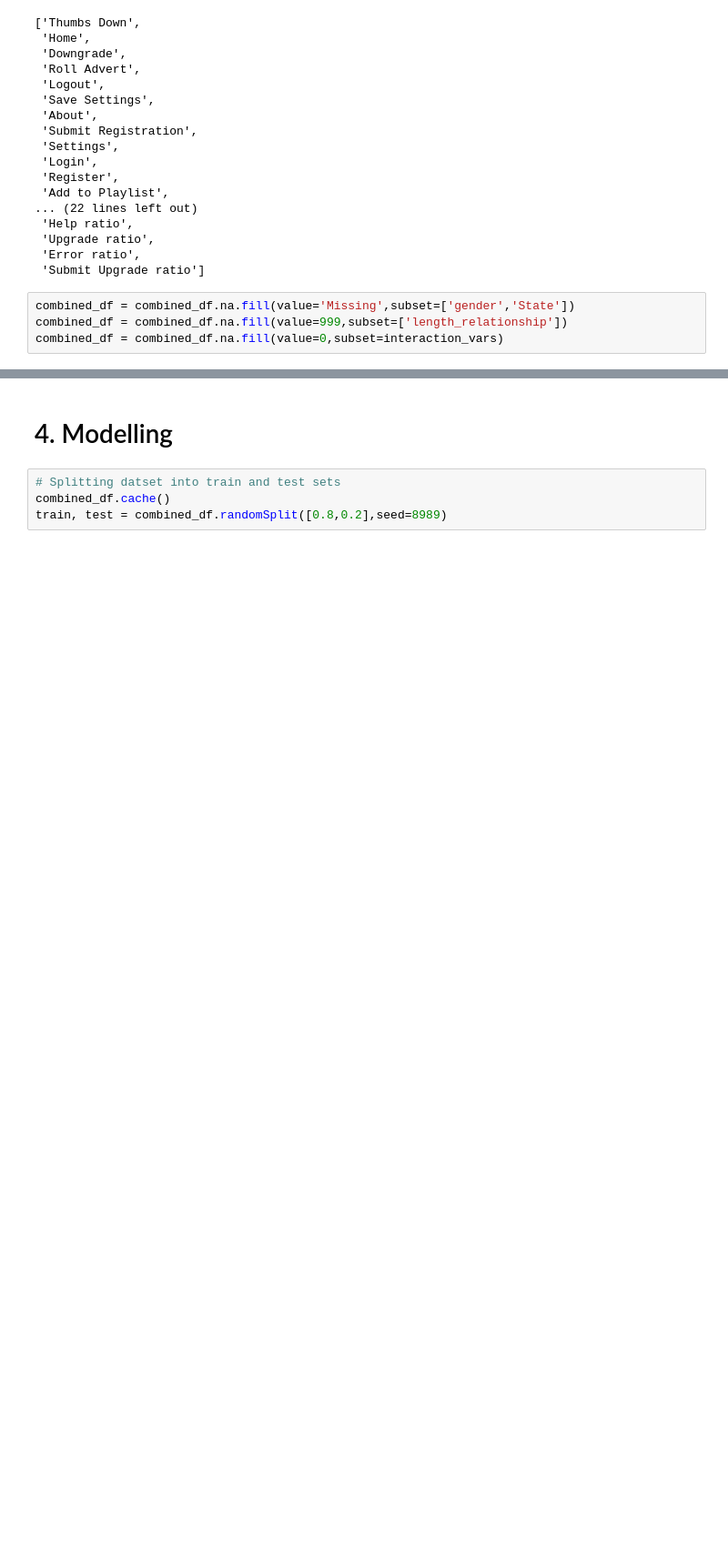
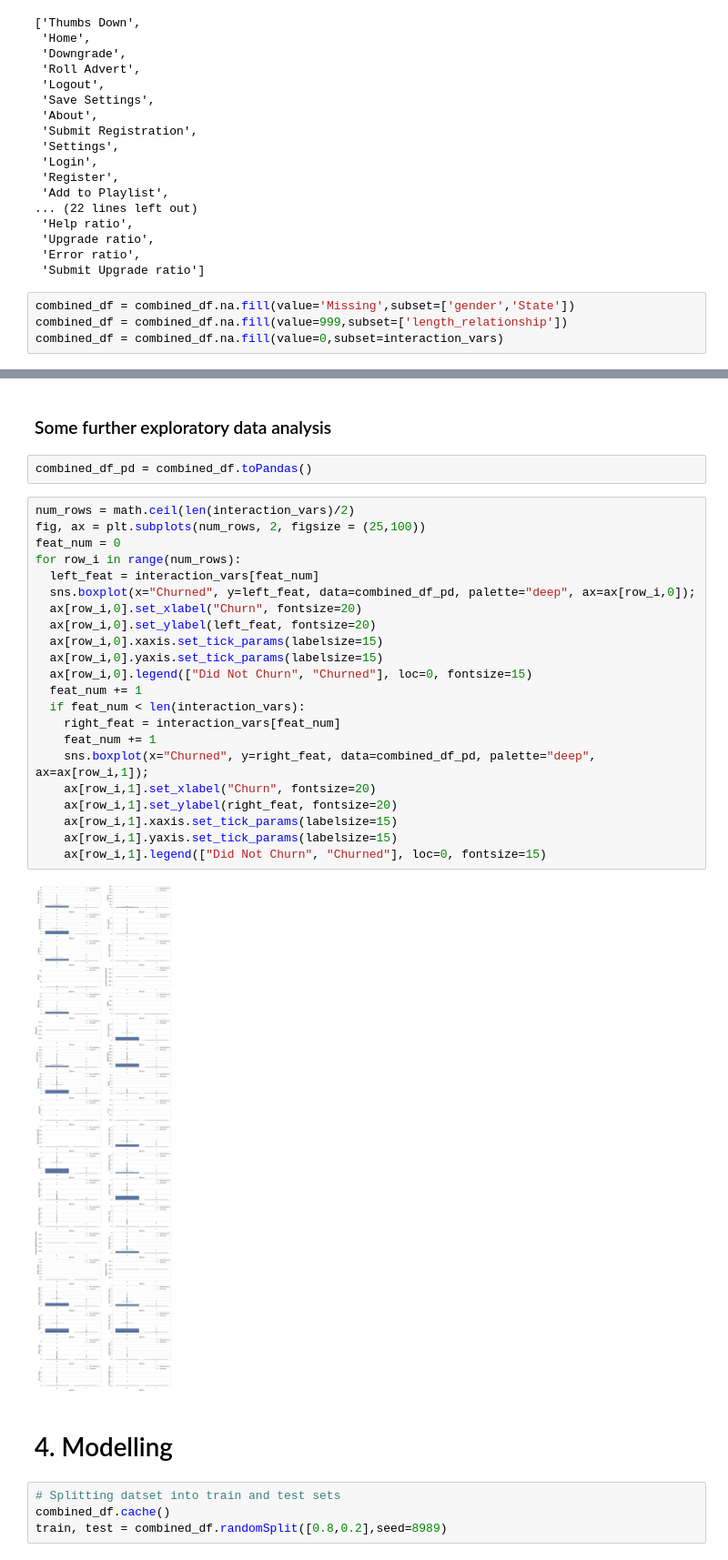
Before and after one commit to Rmostert/Sparkify-churn, a Jupyter notebook: Churn Model.ipynb, the cells around one changed output, grey strips where cells are left out. Shown at 91% size. Drawn from its saved outputs; the diff is of its cells as text; blank space fills up the shorter version.

```diff
--- a/Churn Model.ipynb
+++ b/Churn Model.ipynb
@@ -612,3 +673,31 @@ combined_df.describe().show()
+# %% [markdown]
+### Some further exploratory data analysis
+# %%
+combined_df_pd = combined_df.toPandas()
+# %%
+num_rows = math.ceil(len(interaction_vars)/2)
+fig, ax = plt.subplots(num_rows, 2, figsize = (25,100))
+feat_num = 0
+for row_i in range(num_rows):
+  left_feat = interaction_vars[feat_num]
+  sns.boxplot(x="Churned", y=left_feat, data=combined_df_pd, palette="deep", ax=ax[row_i,0]);
+  ax[row_i,0].set_xlabel("Churn", fontsize=20)
+  ax[row_i,0].set_ylabel(left_feat, fontsize=20)
+  ax[row_i,0].xaxis.set_tick_params(labelsize=15)
+  ax[row_i,0].yaxis.set_tick_params(labelsize=15)
+  ax[row_i,0].legend(["Did Not Churn", "Churned"], loc=0, fontsize=15)
+  feat_num += 1
+  if feat_num < len(interaction_vars):
+    right_feat = interaction_vars[feat_num]
+    feat_num += 1
+    sns.boxplot(x="Churned", y=right_feat, data=combined_df_pd, palette="deep", ax=ax[row_i,1]);
+    ax[row_i,1].set_xlabel("Churn", fontsize=20)
+    ax[row_i,1].set_ylabel(right_feat, fontsize=20)
+    ax[row_i,1].xaxis.set_tick_params(labelsize=15)
+    ax[row_i,1].yaxis.set_tick_params(labelsize=15)
+    ax[row_i,1].legend(["Did Not Churn", "Churned"], loc=0, fontsize=15)
+# %% [output]
+[figure, added]
 # %% [markdown]
 # 4. Modelling
 # %%
```
Also changed, not shown: parts of 106 cells of this notebook.
